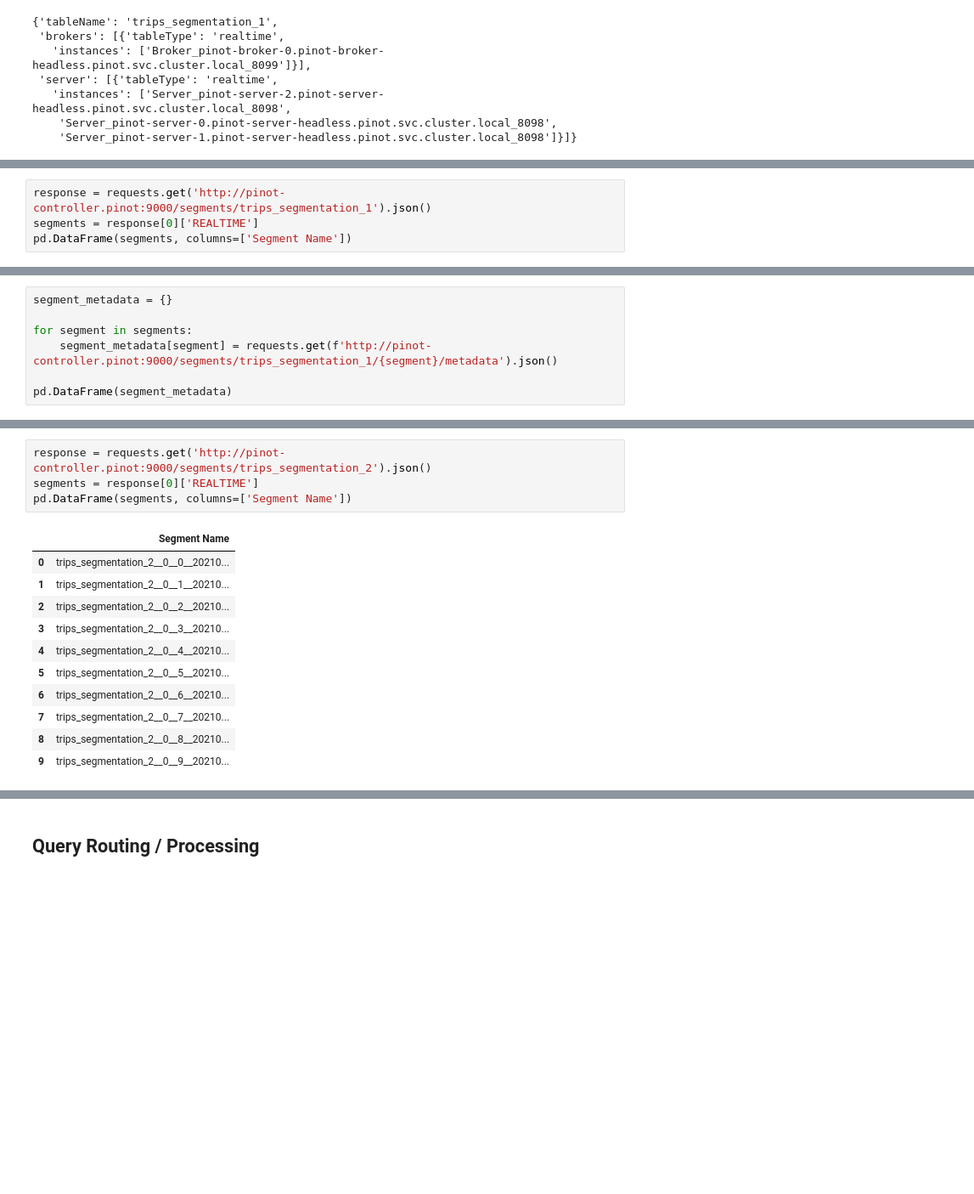
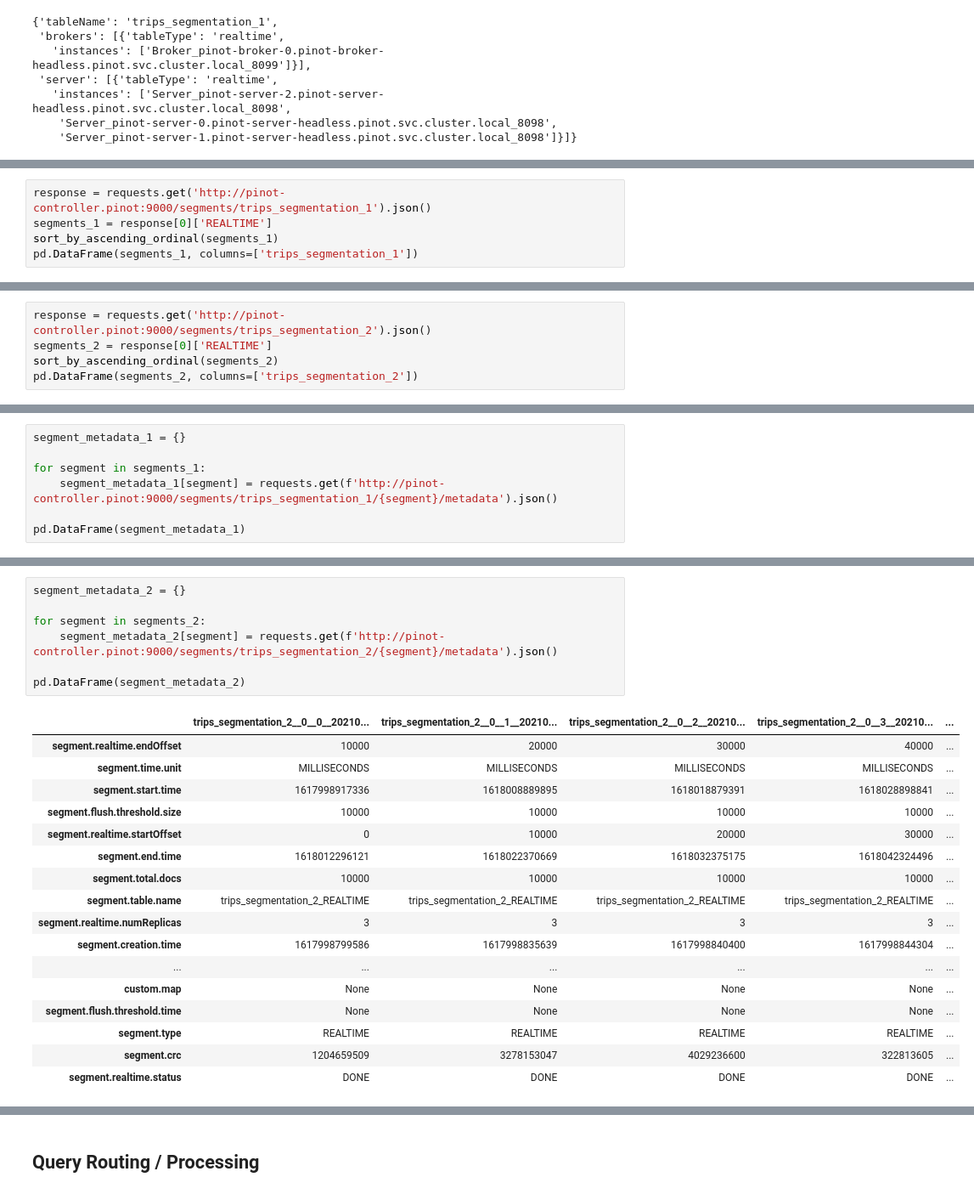
Before and after one commit to timebertt/adm-pinot, a Jupyter notebook: Segmentation.ipynb, the cells around one changed output, grey strips where cells are left out. Shown at 85% size. Drawn from its saved outputs; the diff is of its cells as text; blank space fills up the shorter version.

Commit message:
Add routing table view, improve external view

```diff
--- a/Segmentation.ipynb
+++ b/Segmentation.ipynb
@@ -109,5 +129,6 @@ requests.get('http://pinot-controller.pinot:9000/tables/trips_segmentation_1/ins
 # %%
 response = requests.get('http://pinot-controller.pinot:9000/segments/trips_segmentation_1').json()
-segments = response[0]['REALTIME']
-pd.DataFrame(segments, columns=['Segment Name'])
+segments_1 = response[0]['REALTIME']
+sort_by_ascending_ordinal(segments_1)
+pd.DataFrame(segments_1, columns=['trips_segmentation_1'])
 # %% [output]
@@ -123,0 +152,5 @@ pd.DataFrame(segments, columns=['Segment Name'])
+# %%
+response = requests.get('http://pinot-controller.pinot:9000/segments/trips_segmentation_2').json()
+segments_2 = response[0]['REALTIME']
+sort_by_ascending_ordinal(segments_2)
+pd.DataFrame(segments_2, columns=['trips_segmentation_2'])
@@ -124,10 +170,10 @@ pd.DataFrame(segments, columns=['Segment Name'])
 # %%
-segment_metadata = {}
+segment_metadata_1 = {}
 
-for segment in segments:
-    segment_metadata[segment] = requests.get(f'http://pinot-controller.pinot:9000/segments/trips_segmentation_1/{segment}/metadata').json()
+for segment in segments_1:
+    segment_metadata_1[segment] = requests.get(f'http://pinot-controller.pinot:9000/segments/trips_segmentation_1/{segment}/metadata').json()
 
-pd.DataFrame(segment_metadata)
+pd.DataFrame(segment_metadata_1)
 # %% [output]
 |  | trips_segmentation_1__0__0__20210... | trips_segmentation_1__0__1__20210... | trips_segmentation_1__0__2__20210... | trips_segmentation_1__0__3__20210... | ... |
 | segment.realtime.endOffset | 5000 | 10000 | 15000 | 20000 | ... |
@@ -149,16 +196,25 @@ pd.DataFrame(segment_metadata)
 # %%
-response = requests.get('http://pinot-controller.pinot:9000/segments/trips_segmentation_2').json()
-segments = response[0]['REALTIME']
-pd.DataFrame(segments, columns=['Segment Name'])
+segment_metadata_2 = {}
+
+for segment in segments_2:
+    segment_metadata_2[segment] = requests.get(f'http://pinot-controller.pinot:9000/segments/trips_segmentation_2/{segment}/metadata').json()
+
+pd.DataFrame(segment_metadata_2)
 # %% [output]
-|  | Segment Name |
-| 0 | trips_segmentation_2__0__0__20210... |
-| 1 | trips_segmentation_2__0__1__20210... |
-| 2 | trips_segmentation_2__0__2__20210... |
-| 3 | trips_segmentation_2__0__3__20210... |
-| 4 | trips_segmentation_2__0__4__20210... |
-| 5 | trips_segmentation_2__0__5__20210... |
-| 6 | trips_segmentation_2__0__6__20210... |
-| 7 | trips_segmentation_2__0__7__20210... |
-| 8 | trips_segmentation_2__0__8__20210... |
-| 9 | trips_segmentation_2__0__9__20210... |
+|  | trips_segmentation_2__0__0__20210... | trips_segmentation_2__0__1__20210... | trips_segmentation_2__0__2__20210... | trips_segmentation_2__0__3__20210... | ... |
+| segment.realtime.endOffset | 10000 | 20000 | 30000 | 40000 | ... |
+| segment.time.unit | MILLISECONDS | MILLISECONDS | MILLISECONDS | MILLISECONDS | ... |
+| segment.start.time | 1617998917336 | 1618008889895 | 1618018879391 | 1618028898841 | ... |
+| segment.flush.threshold.size | 10000 | 10000 | 10000 | 10000 | ... |
+| segment.realtime.startOffset | 0 | 10000 | 20000 | 30000 | ... |
+| segment.end.time | 1618012296121 | 1618022370669 | 1618032375175 | 1618042324496 | ... |
+| segment.total.docs | 10000 | 10000 | 10000 | 10000 | ... |
+| segment.table.name | trips_segmentation_2_REALTIME | trips_segmentation_2_REALTIME | trips_segmentation_2_REALTIME | trips_segmentation_2_REALTIME | ... |
+| segment.realtime.numReplicas | 3 | 3 | 3 | 3 | ... |
+| segment.creation.time | 1617998799586 | 1617998835639 | 1617998840400 | 1617998844304 | ... |
+| ... | ... | ... | ... | ... | ... |
+| custom.map | None | None | None | None | ... |
+| segment.flush.threshold.time | None | None | None | None | ... |
+| segment.type | REALTIME | REALTIME | REALTIME | REALTIME | ... |
+| segment.crc | 1204659509 | 3278153047 | 4029236600 | 322813605 | ... |
+| segment.realtime.status | DONE | DONE | DONE | DONE | ... |
```
Also changed, not shown: parts of 19 cells of this notebook, 1 other file.
